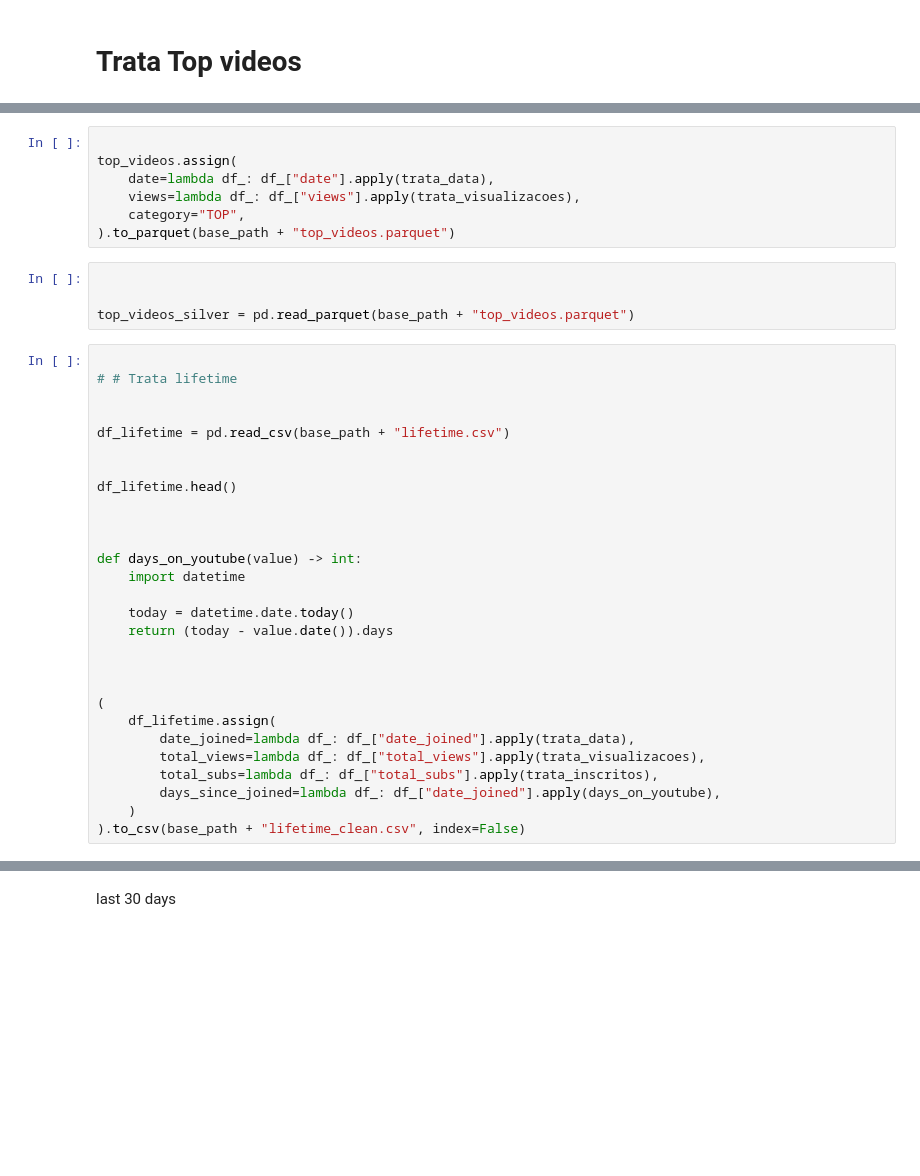
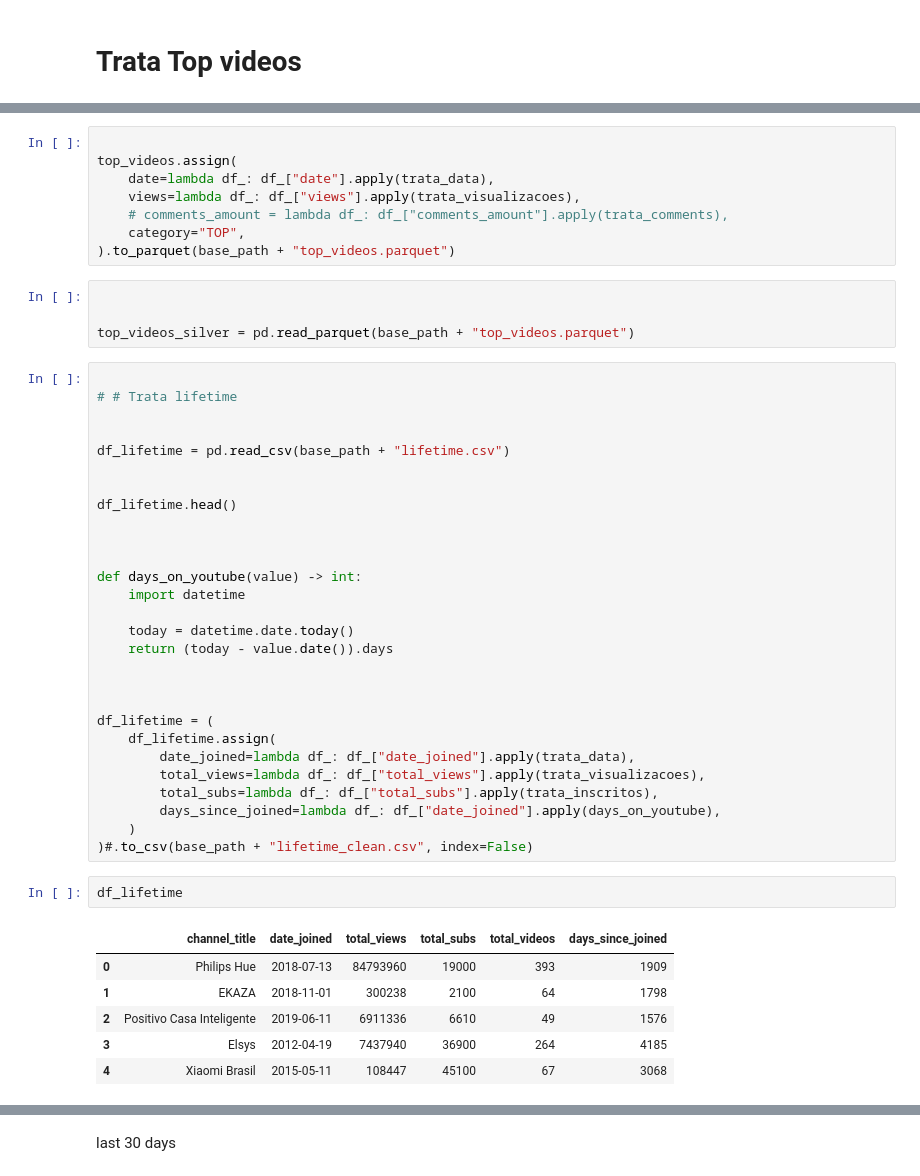
Before and after one commit to levyvix/youtube_scraper, a Jupyter notebook: transform.ipynb, the cells around one changed output, grey strips where cells are left out. Cells and saved outputs as stored; diff of their text form; blank space fills up the shorter version.

```diff
--- a/transform.ipynb
+++ b/transform.ipynb
@@ -171,6 +232,7 @@ display(top_videos.head())
 top_videos.assign(
     date=lambda df_: df_["date"].apply(trata_data),
     views=lambda df_: df_["views"].apply(trata_visualizacoes),
+    # comments_amount = lambda df_: df_["comments_amount"].apply(trata_comments),
     category="TOP",
 ).to_parquet(base_path + "top_videos.parquet")
 # %%
@@ -197,11 +259,20 @@ def days_on_youtube(value) -> int:
 
 
 
-(
+df_lifetime = (
     df_lifetime.assign(
         date_joined=lambda df_: df_["date_joined"].apply(trata_data),
         total_views=lambda df_: df_["total_views"].apply(trata_visualizacoes),
         total_subs=lambda df_: df_["total_subs"].apply(trata_inscritos),
         days_since_joined=lambda df_: df_["date_joined"].apply(days_on_youtube),
     )
-).to_csv(base_path + "lifetime_clean.csv", index=False)
+)#.to_csv(base_path + "lifetime_clean.csv", index=False)
+# %%
+df_lifetime
+# %% [output]
+|  | channel_title | date_joined | total_views | total_subs | total_videos | days_since_joined |
+| 0 | Philips Hue | 2018-07-13 | 84793960 | 19000 | 393 | 1909 |
+| 1 | EKAZA | 2018-11-01 | 300238 | 2100 | 64 | 1798 |
+| 2 | Positivo Casa Inteligente | 2019-06-11 | 6911336 | 6610 | 49 | 1576 |
+| 3 | Elsys | 2012-04-19 | 7437940 | 36900 | 264 | 4185 |
+| 4 | Xiaomi Brasil | 2015-05-11 | 108447 | 45100 | 67 | 3068 |
```
Also changed, not shown: parts of 20 cells of this notebook, 16 other files.
